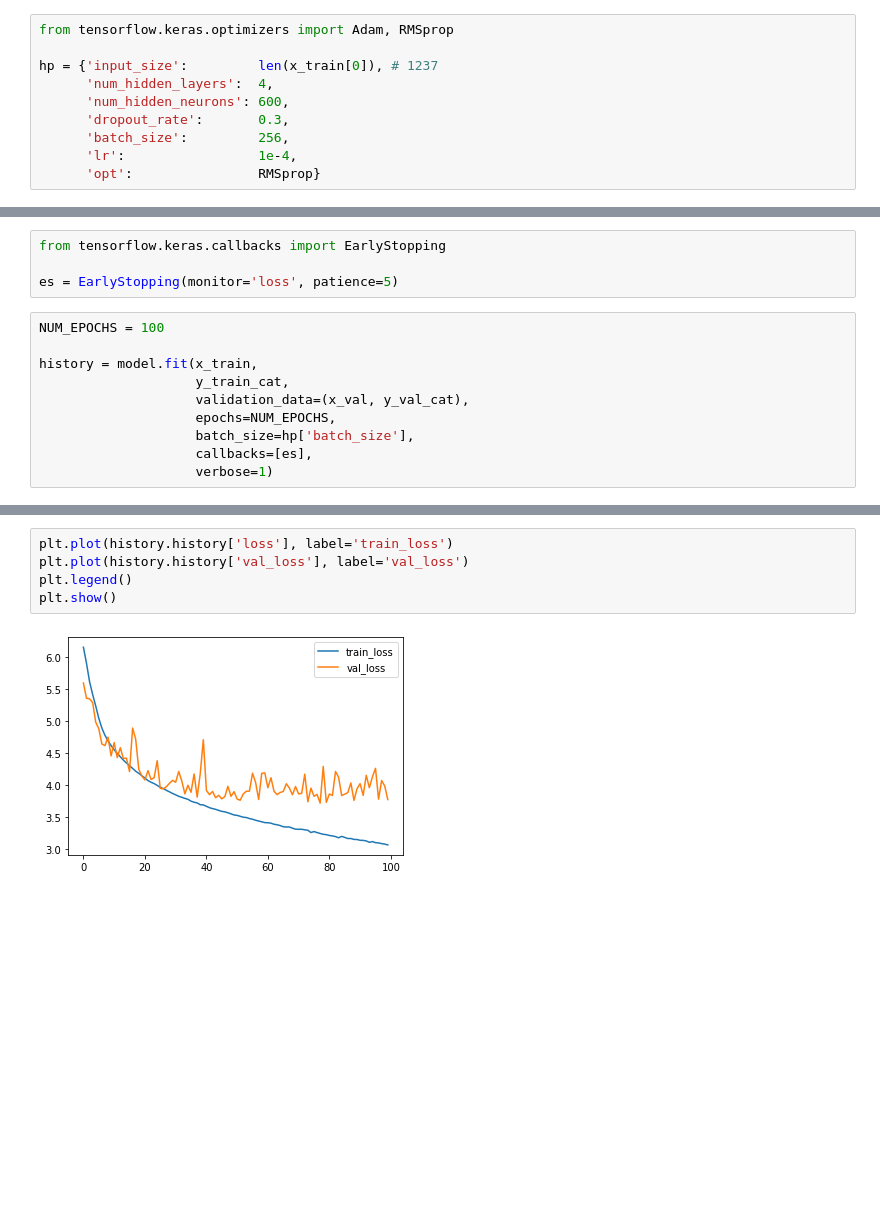
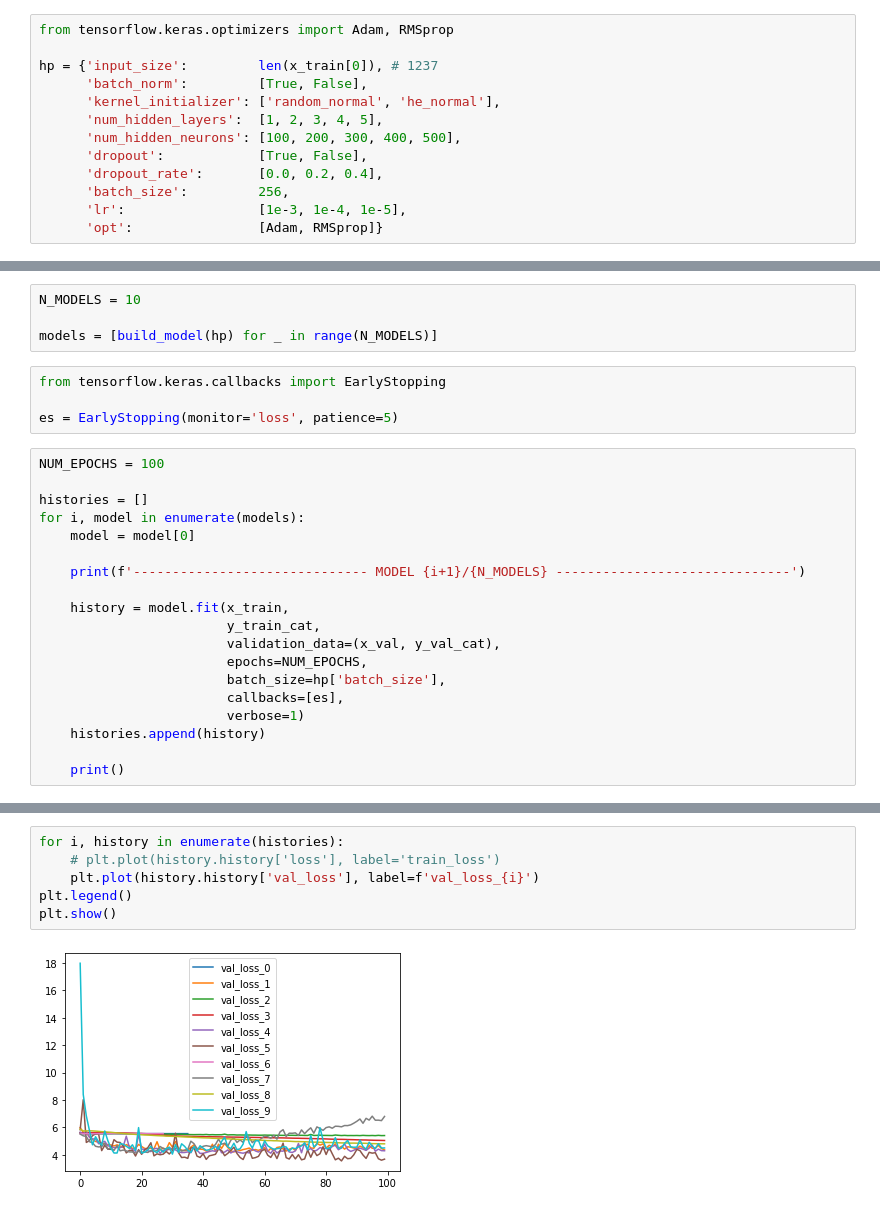
Before and after one commit to luca-castellazzi/EfficientTraining_DLSCA, a Jupyter notebook: notebooks/mlp_all.ipynb, the cells around one changed output, grey strips where cells are left out. Drawn from its saved outputs; the diff is of its cells as text; blank space fills up the shorter version.

Commit message:
mlp_all.ipynb notebook updated with correct key-byte recovery and ranking + RandomSearch for hyperparameters

```diff
--- a/notebooks/mlp_all.ipynb
+++ b/notebooks/mlp_all.ipynb
@@ -112,12 +40,15 @@ y_test_cat = to_categorical(y_test, N_CLASSES)
 from tensorflow.keras.optimizers import Adam, RMSprop
 
 hp = {'input_size':         len(x_train[0]), # 1237
-      'num_hidden_layers':  4,
-      'num_hidden_neurons': 600,
-      'dropout_rate':       0.3,
+      'batch_norm':         [True, False],
+      'kernel_initializer': ['random_normal', 'he_normal'],
+      'num_hidden_layers':  [1, 2, 3, 4, 5],
+      'num_hidden_neurons': [100, 200, 300, 400, 500],
+      'dropout':            [True, False],
+      'dropout_rate':       [0.0, 0.2, 0.4],
       'batch_size':         256,
-      'lr':                 1e-4,
-      'opt':                RMSprop}
+      'lr':                 [1e-3, 1e-4, 1e-5],
+      'opt':                [Adam, RMSprop]}
 # %%
 from keras.models import Sequential
 from keras.layers import Dense, Dropout, BatchNormalization
@@ -156,3 +107,7 @@ model.compile(optimizer=hp['opt'](learning_rate=hp['lr']),
+# %%
+N_MODELS = 10
+
+models = [build_model(hp) for _ in range(N_MODELS)]
 # %%
 from tensorflow.keras.callbacks import EarlyStopping
 
@@ -160,11 +115,20 @@ es = EarlyStopping(monitor='loss', patience=5)
 # %%
 NUM_EPOCHS = 100
 
-history = model.fit(x_train,
-                    y_train_cat,
-                    validation_data=(x_val, y_val_cat),
-                    epochs=NUM_EPOCHS,
-                    batch_size=hp['batch_size'],
-                    callbacks=[es],
-                    verbose=1)
+histories = []
+for i, model in enumerate(models):
+    model = model[0]
+
+    print(f'------------------------------ MODEL {i+1}/{N_MODELS} ------------------------------')
+
+    history = model.fit(x_train,
+                        y_train_cat,
+                        validation_data=(x_val, y_val_cat),
+                        epochs=NUM_EPOCHS,
+                        batch_size=hp['batch_size'],
+                        callbacks=[es],
+                        verbose=1)
+    histories.append(history)
+
+    print()
 # %% [output]
@@ -188,8 +152,9 @@ Epoch 100/100
 # %%
-plt.plot(history.history['loss'], label='train_loss')
-plt.plot(history.history['val_loss'], label='val_loss')
+for i, history in enumerate(histories):
+    # plt.plot(history.history['loss'], label='train_loss')
+    plt.plot(history.history['val_loss'], label=f'val_loss_{i}')
 plt.legend()
 plt.show()
 # %% [output]
-[figure, old version]
+[figure, new version]
 # %%
```
Also changed, not shown: parts of 14 cells of this notebook.
